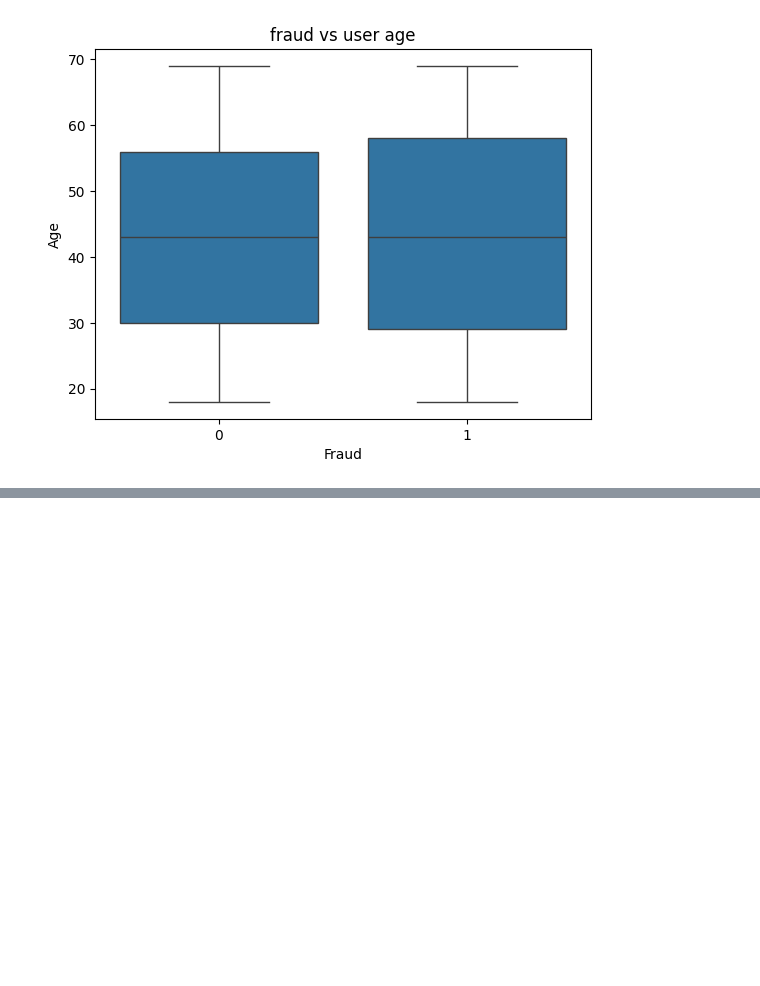
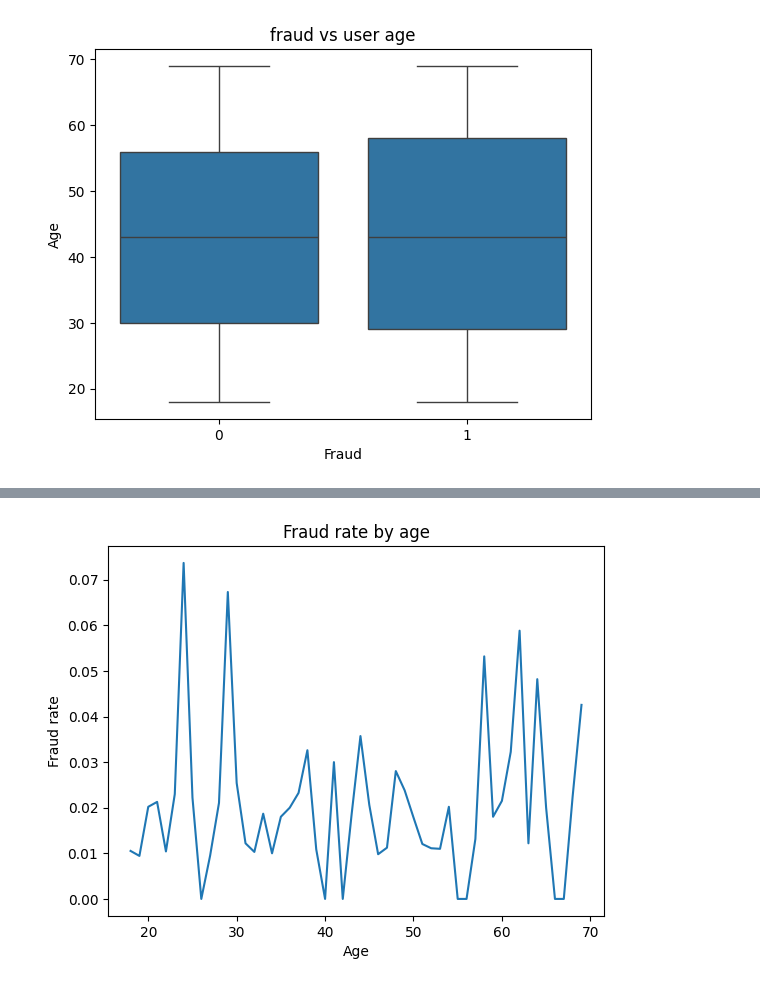
Before and after one commit to Jarad-patrick/Fraud_detection_model, a Jupyter notebook: ml.ipynb, the cells around one changed output, grey strips where cells are left out. Saved outputs shown, nothing was run; the diff lists cells and outputs as text; code cells hidden in the pictures; blank space fills up the shorter version.

```diff
--- a/ml.ipynb
+++ b/ml.ipynb
@@ -82,0 +90,10 @@ plt.show
+# %%
+fraud_by_age = df.groupby('user_age')['fraud'].mean()
+
+fraud_by_age.plot()
+plt.title('Fraud rate by age')
+plt.xlabel('Age')
+plt.ylabel('Fraud rate')
+plt.show()
+# %% [output]
+[figure, added]
```
Also changed, not shown: parts of 1 cell of this notebook, 1 other file.
